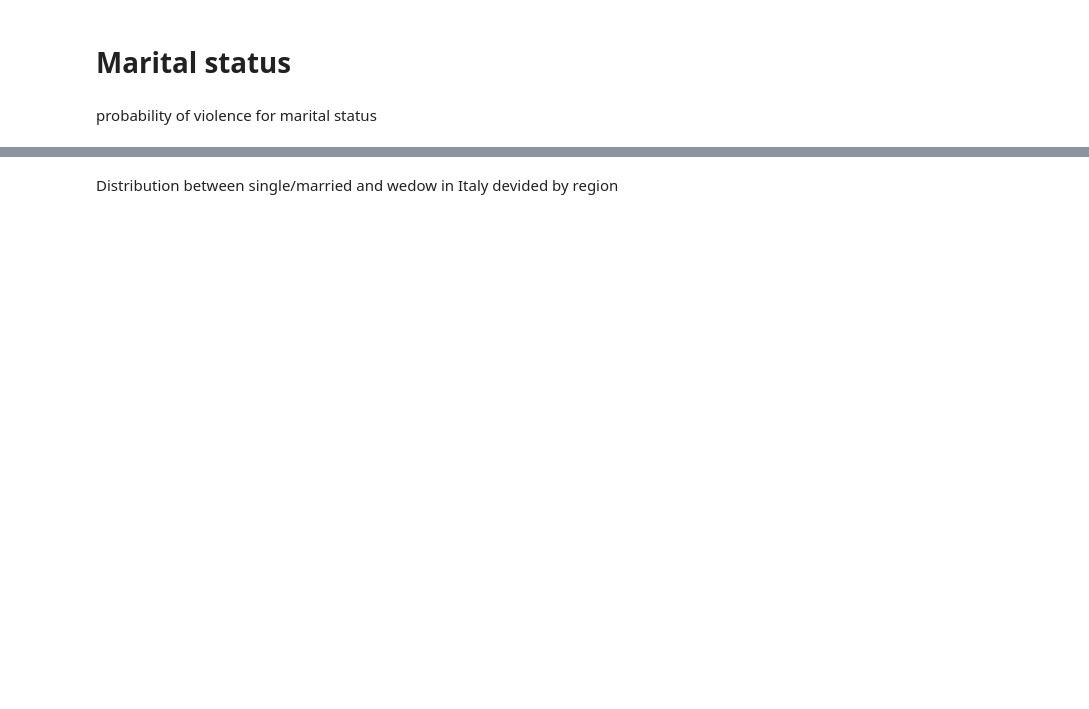
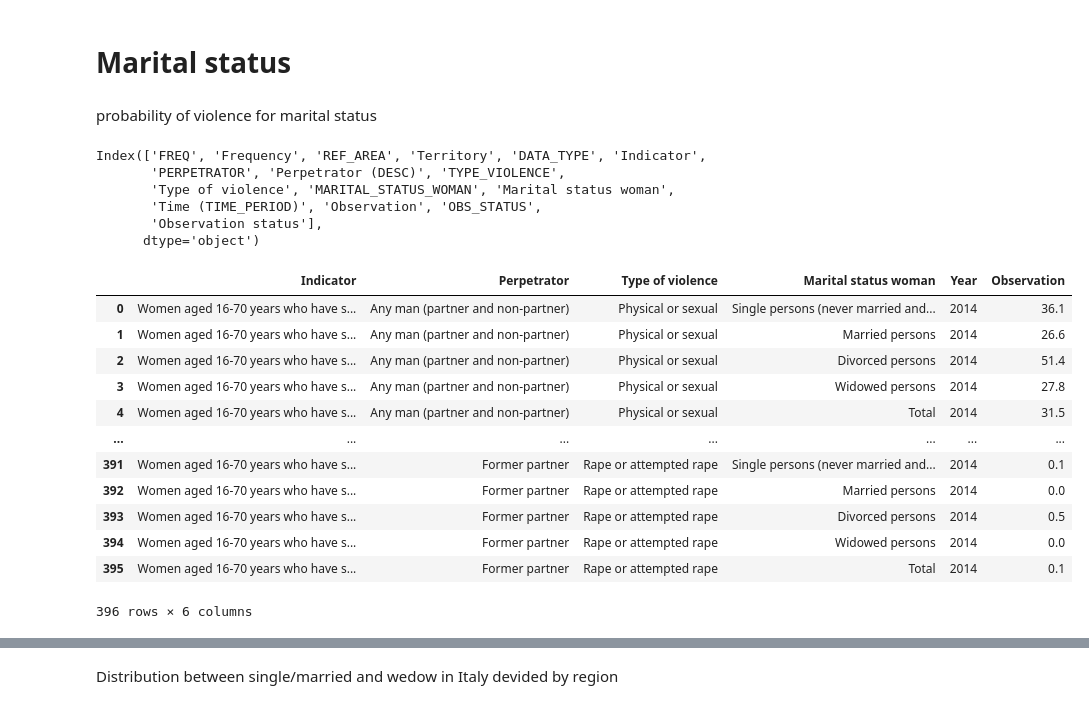
Before and after one commit to Cecilia8989/PfDA_Assignement, a Jupyter notebook: PfDA_Project_1.ipynb, the cells around one changed output, grey strips where cells are left out. Cells and saved outputs as stored; diff of their text form; code cells hidden in the pictures; blank space fills up the shorter version.

```diff
--- a/PfDA_Project_1.ipynb
+++ b/PfDA_Project_1.ipynb
@@ -788,3 +783,43 @@ violence_against_women.isnull().sum()
 # Marital status
 # %% [markdown]
 probability of violence for marital status
+# %%
+violence_marital_status = pd.read_csv('DataSet/Marital Status.csv')
+violence_marital_status.columns
+# %% [output]
+Index(['FREQ', 'Frequency', 'REF_AREA', 'Territory', 'DATA_TYPE', 'Indicator',
+       'PERPETRATOR', 'Perpetrator (DESC)', 'TYPE_VIOLENCE',
+       'Type of violence', 'MARITAL_STATUS_WOMAN', 'Marital status woman',
+       'Time (TIME_PERIOD)', 'Observation', 'OBS_STATUS',
+       'Observation status'],
+      dtype='object')
+# %%
+# List of columns to be removed from the DataFrame
+columns_to_be_removed = ['FREQ', 'Frequency', 'REF_AREA', 'Territory', 'DATA_TYPE',
+       'PERPETRATOR', 'TYPE_VIOLENCE', 'MARITAL_STATUS_WOMAN', 'OBS_STATUS', 'Observation status']
+
+# Remove the specified columns from the 'Instruction_level_italy' DataFrame
+violence_marital_status = violence_marital_status.drop(columns=columns_to_be_removed)
+
+# Renaming columns in a Pandas DataFrame
+violence_marital_status.rename(
+    columns={'Time (TIME_PERIOD)': "Year",
+             'Perpetrator (DESC)': 'Perpetrator'},
+    inplace=True
+)
+
+violence_marital_status
+# %% [output]
+|  | Indicator | Perpetrator | Type of violence | Marital status woman | Year | Observation |
+| 0 | Women aged 16-70 years who have s... | Any man (partner and non-partner) | Physical or sexual | Single persons (never married and... | 2014 | 36.1 |
+| 1 | Women aged 16-70 years who have s... | Any man (partner and non-partner) | Physical or sexual | Married persons | 2014 | 26.6 |
+| 2 | Women aged 16-70 years who have s... | Any man (partner and non-partner) | Physical or sexual | Divorced persons | 2014 | 51.4 |
+| 3 | Women aged 16-70 years who have s... | Any man (partner and non-partner) | Physical or sexual | Widowed persons | 2014 | 27.8 |
+| 4 | Women aged 16-70 years who have s... | Any man (partner and non-partner) | Physical or sexual | Total | 2014 | 31.5 |
+| ... | ... | ... | ... | ... | ... | ... |
+| 391 | Women aged 16-70 years who have s... | Former partner | Rape or attempted rape | Single persons (never married and... | 2014 | 0.1 |
+| 392 | Women aged 16-70 years who have s... | Former partner | Rape or attempted rape | Married persons | 2014 | 0.0 |
+| 393 | Women aged 16-70 years who have s... | Former partner | Rape or attempted rape | Divorced persons | 2014 | 0.5 |
+| 394 | Women aged 16-70 years who have s... | Former partner | Rape or attempted rape | Widowed persons | 2014 | 0.0 |
+| 395 | Women aged 16-70 years who have s... | Former partner | Rape or attempted rape | Total | 2014 | 0.1 |
+396 rows × 6 columns
```
Also changed, not shown: parts of 17 cells of this notebook, 1 other file.
